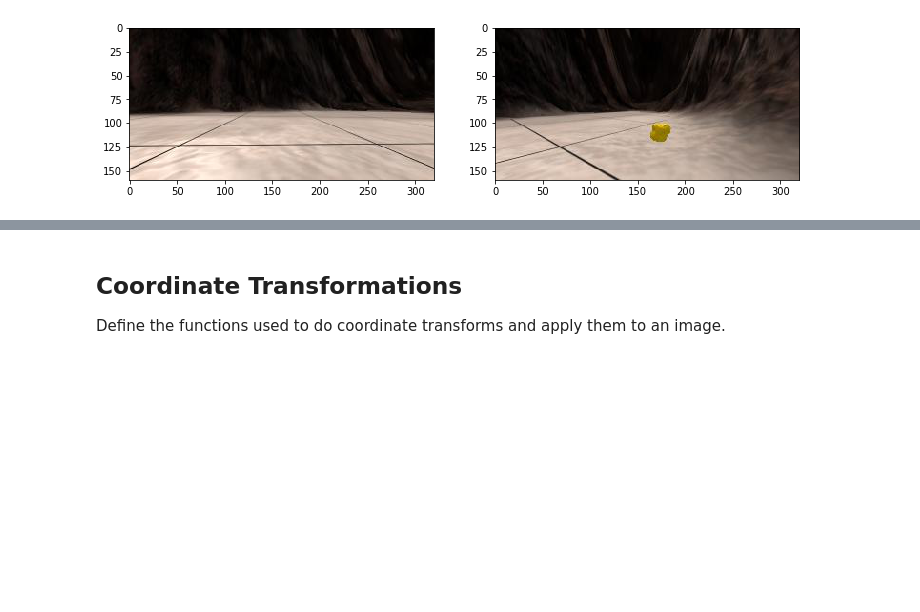
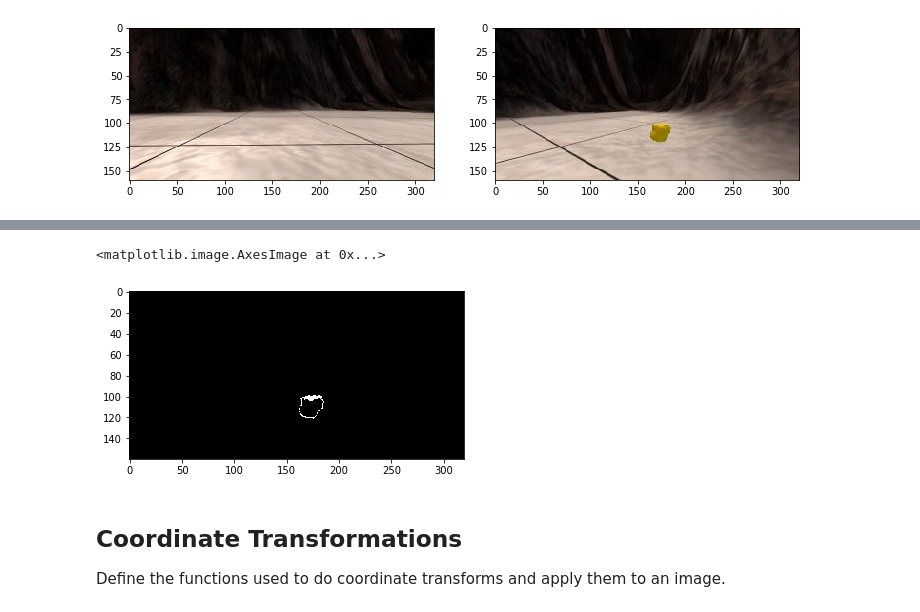
Before and after one commit to udacity/RoboND-Rover-Project, a Jupyter notebook: code/Rover_Project_Test_Notebook-Completed.ipynb, the cells around one changed output, grey strips where cells are left out. Drawn from its saved outputs; the diff is of its cells as text; code cells hidden in the pictures; blank space fills up the shorter version.

```diff
--- a/code/Rover_Project_Test_Notebook-Completed.ipynb
+++ b/code/Rover_Project_Test_Notebook-Completed.ipynb
@@ -140,3 +221,31 @@ plt.imshow(threshed, cmap='gray')
+# %%
+# get the rocks
+def get_rock(img, rock_low_thresh=(0, 0, 0), rock_high_thresh=(255, 255, 255)):
+    # Create an array of zeros same xy size as img, but single channel
+    rock = np.zeros_like(img[:,:,0])
+    # Require that each pixel be above all three threshold values in RGB
+    # above_thresh will now contain a boolean array with "True"
+    # where threshold was met
+    above_low = (img[:,:,0] > rock_low_thresh[0]) \
+                & (img[:,:,1] > rock_low_thresh[1]) \
+                & (img[:,:,2] > rock_low_thresh[2])
+    below_high = (img[:,:,0] < rock_high_thresh[0]) \
+                & (img[:,:,1] < rock_high_thresh[1]) \
+                & (img[:,:,2] < rock_high_thresh[2])
+    in_range = above_low & below_high
+    # Index the array of zeros with the boolean array and set to 1
+    rock[in_range] = 1
+    # Return the binary image
+    return rock
+
+rock_thresh_low = (160, 160, 0)
+rock_thresh_high = (255, 255, 140)
+rock = get_rock(rock_img, rock_thresh_low, rock_thresh_high)
+plt.imshow(rock, cmap='gray')
+#scipy.misc.imsave('../output/warped_threshed.jpg', threshed*255)
+# %% [output]
+<matplotlib.image.AxesImage at 0x...>
+[figure, added]
 # %% [markdown]
 ## Coordinate Transformations
 Define the functions used to do coordinate transforms and apply them to an image.
```
Also changed, not shown: parts of 13 cells of this notebook, 1 other file.
